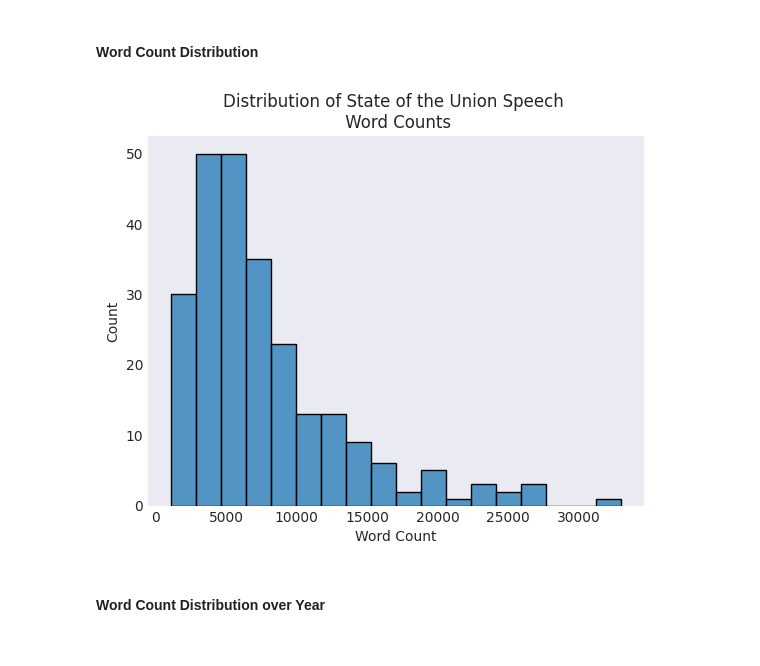
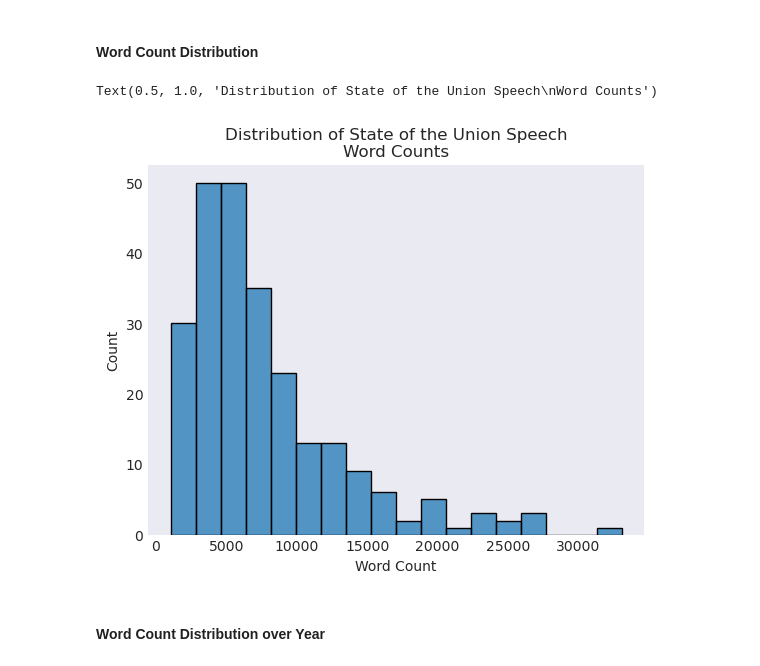
Before and after one commit to UCB-stat-159-f25/proj02-group27, a Jupyter notebook: proj02-nlp.ipynb, the cells around one changed output. Cells and saved outputs as stored; diff of their text form; code cells hidden in the pictures.

Commit message:
added word count distribution histogram from Q1

```diff
--- a/proj02-nlp.ipynb
+++ b/proj02-nlp.ipynb
@@ -70,8 +70,12 @@ Replicate the plots below using the hints specified. For each plot, provide some
 #### Word Count Distribution
 # %%
 # Hint - try seaborn.histplot()
+ax=plt.subplots()
+ax=sns.histplot(data=sou,x="Word Count")
+ax.set_title("Distribution of State of the Union Speech\nWord Counts")
 # %% [output]
+Text(0.5, 1.0, 'Distribution of State of the Union Speech\nWord Counts')
-[figure, old version]
+[figure, new version]
 # %% [markdown]
 #### Word Count Distribution over Year
 # %%
```
